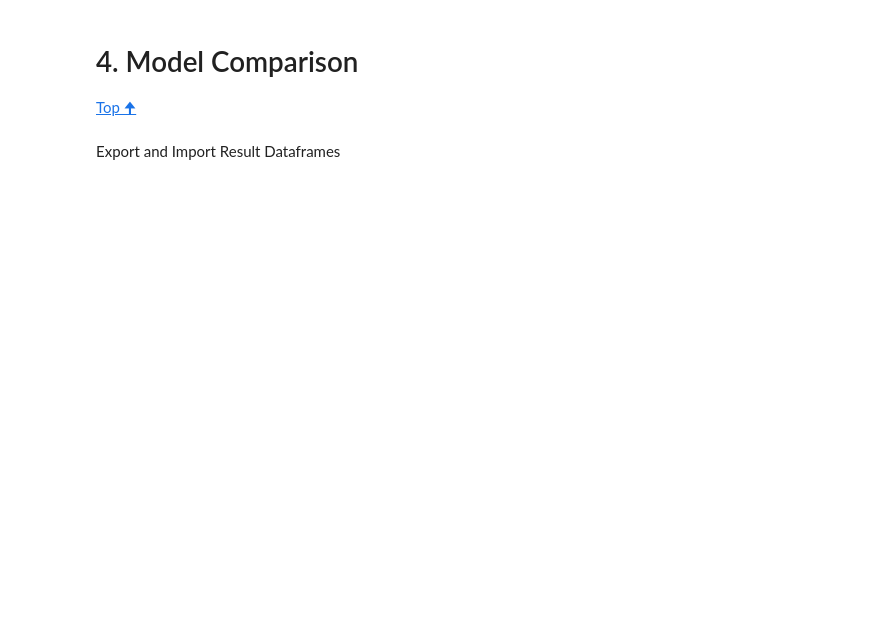
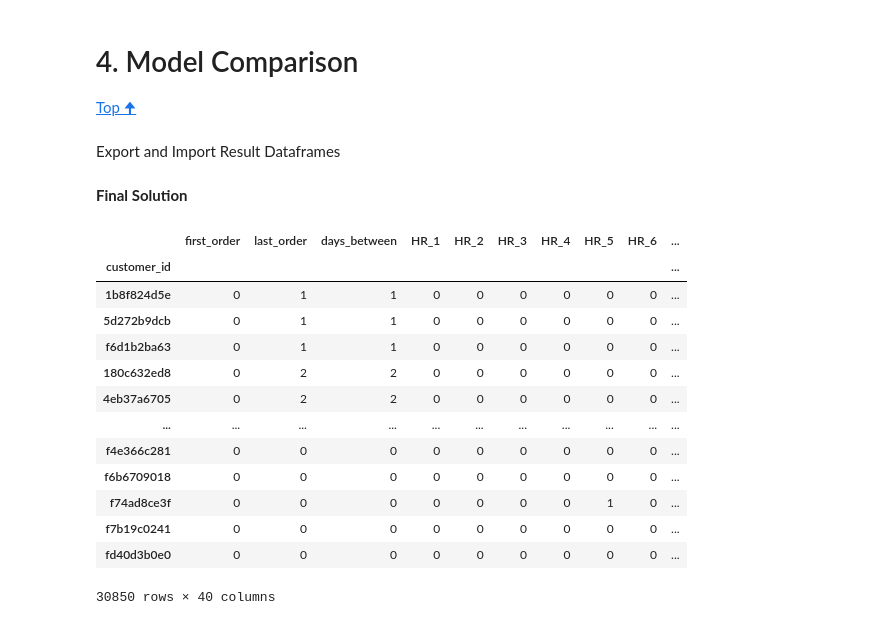
Before and after one commit to antoniooliveira03/data_mining, a Jupyter notebook: spending_data segmentation.ipynb, the cells around one changed output. Saved outputs shown, nothing was run; the diff lists cells and outputs as text; code cells hidden in the pictures; blank space fills up the shorter version.

```diff
--- a/spending_data segmentation.ipynb
+++ b/spending_data segmentation.ipynb
@@ -746,3 +761,22 @@ def model_comparison(df_melted, metrics, model_for_line, line_color='red', line_
 metrics = ['R2', 'Silhouette', 'Calinski-Harabasz']
 model_for_line = 'kmeans (n_clusters=3.0)'
 model_comparison(df_melted, metrics, model_for_line)
+# %% [markdown]
+**Final Solution**
+# %%
+spending_data['spending_data_labels'] = km_labels
+# %% [output]
+|  | first_order | last_order | days_between | HR_1 | HR_2 | HR_3 | HR_4 | HR_5 | HR_6 | ... |
+| customer_id |  |  |  |  |  |  |  |  |  | ... |
+| 1b8f824d5e | 0 | 1 | 1 | 0 | 0 | 0 | 0 | 0 | 0 | ... |
+| 5d272b9dcb | 0 | 1 | 1 | 0 | 0 | 0 | 0 | 0 | 0 | ... |
+| f6d1b2ba63 | 0 | 1 | 1 | 0 | 0 | 0 | 0 | 0 | 0 | ... |
+| 180c632ed8 | 0 | 2 | 2 | 0 | 0 | 0 | 0 | 0 | 0 | ... |
+| 4eb37a6705 | 0 | 2 | 2 | 0 | 0 | 0 | 0 | 0 | 0 | ... |
+| ... | ... | ... | ... | ... | ... | ... | ... | ... | ... | ... |
+| f4e366c281 | 0 | 0 | 0 | 0 | 0 | 0 | 0 | 0 | 0 | ... |
+| f6b6709018 | 0 | 0 | 0 | 0 | 0 | 0 | 0 | 0 | 0 | ... |
+| f74ad8ce3f | 0 | 0 | 0 | 0 | 0 | 0 | 0 | 1 | 0 | ... |
+| f7b19c0241 | 0 | 0 | 0 | 0 | 0 | 0 | 0 | 0 | 0 | ... |
+| fd40d3b0e0 | 0 | 0 | 0 | 0 | 0 | 0 | 0 | 0 | 0 | ... |
+30850 rows × 40 columns
```
Also changed, not shown: parts of 11 cells of this notebook.
